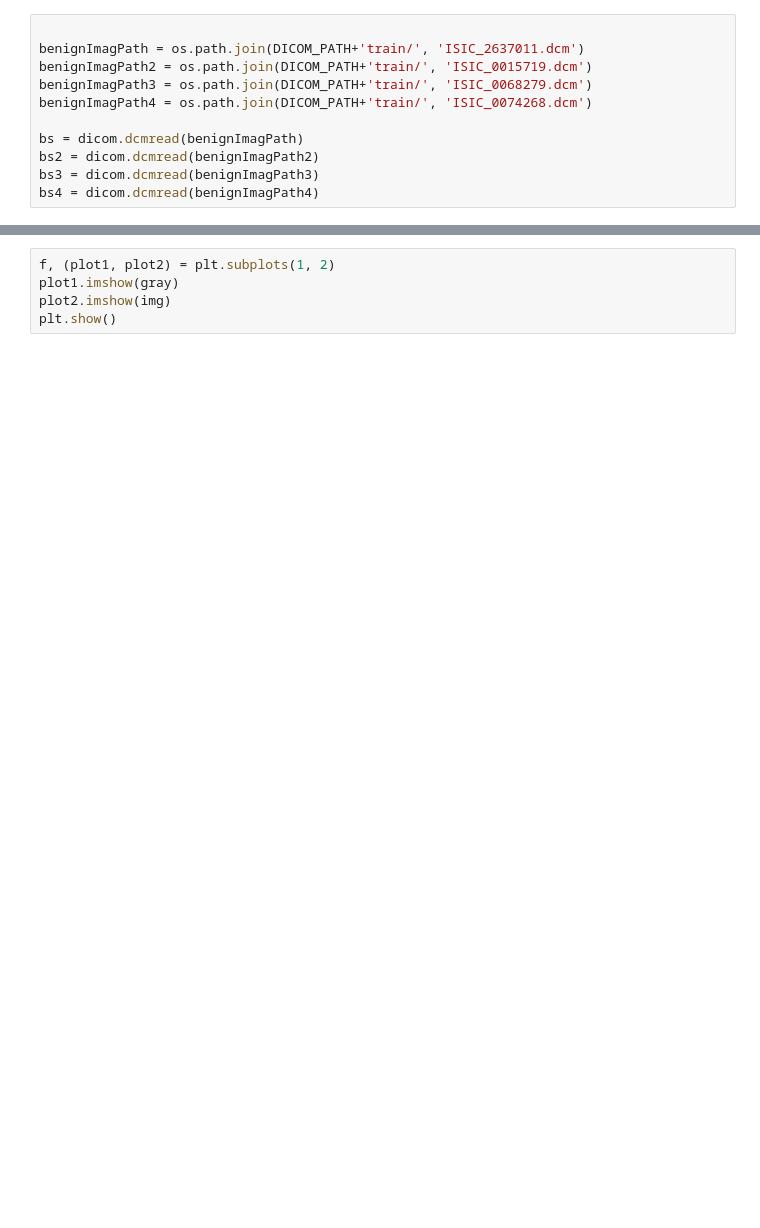
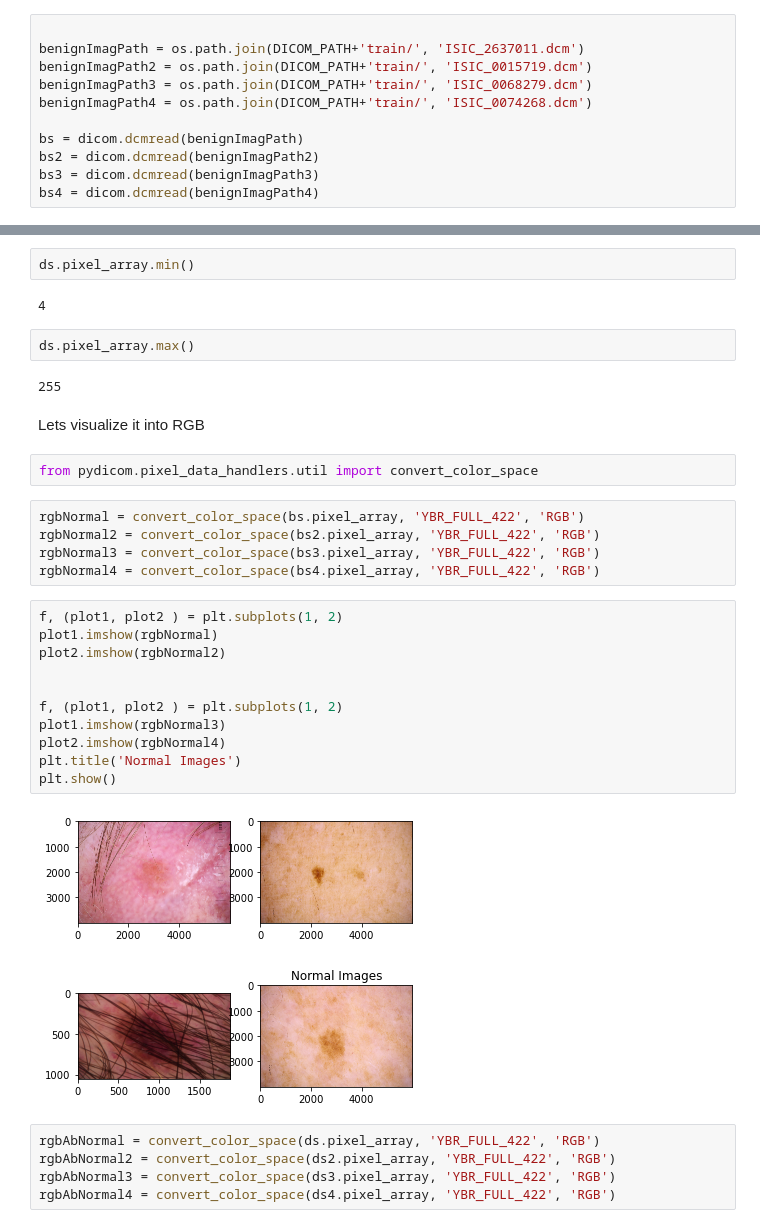
Before and after one commit to Connecting-the-Dots-with-ML/skin-cancer-detection, a Jupyter notebook: Dataset/SIIM-ISIC Melanoma Understanding.ipynb, the cells around one changed output, grey strips where cells are left out. Saved outputs shown, nothing was run; the diff lists cells and outputs as text; blank space fills up the shorter version.

```diff
--- a/Dataset/SIIM-ISIC Melanoma Understanding.ipynb
+++ b/Dataset/SIIM-ISIC Melanoma Understanding.ipynb
@@ -135,5 +150,36 @@ a
+# %%
+ds.pixel_array.min()
+# %% [output]
+4
+# %%
+ds.pixel_array.max()
+# %% [output]
+255
+# %% [markdown]
+Lets visualize it into RGB
+# %%
+from pydicom.pixel_data_handlers.util import convert_color_space
+# %%
+rgbNormal = convert_color_space(bs.pixel_array, 'YBR_FULL_422', 'RGB')
+rgbNormal2 = convert_color_space(bs2.pixel_array, 'YBR_FULL_422', 'RGB')
+rgbNormal3 = convert_color_space(bs3.pixel_array, 'YBR_FULL_422', 'RGB')
+rgbNormal4 = convert_color_space(bs4.pixel_array, 'YBR_FULL_422', 'RGB')
 # %%
-f, (plot1, plot2) = plt.subplots(1, 2)
-plot1.imshow(gray)
-plot2.imshow(img)
+f, (plot1, plot2 ) = plt.subplots(1, 2)
+plot1.imshow(rgbNormal)
+plot2.imshow(rgbNormal2)
+
+
+f, (plot1, plot2 ) = plt.subplots(1, 2)
+plot1.imshow(rgbNormal3)
+plot2.imshow(rgbNormal4)
+plt.title('Normal Images')
 plt.show()
+# %% [output]
+[figure, added]
+[figure, added]
+# %%
+rgbAbNormal = convert_color_space(ds.pixel_array, 'YBR_FULL_422', 'RGB')
+rgbAbNormal2 = convert_color_space(ds2.pixel_array, 'YBR_FULL_422', 'RGB')
+rgbAbNormal3 = convert_color_space(ds3.pixel_array, 'YBR_FULL_422', 'RGB')
+rgbAbNormal4 = convert_color_space(ds4.pixel_array, 'YBR_FULL_422', 'RGB')
```
Also changed, not shown: parts of 37 cells of this notebook.
